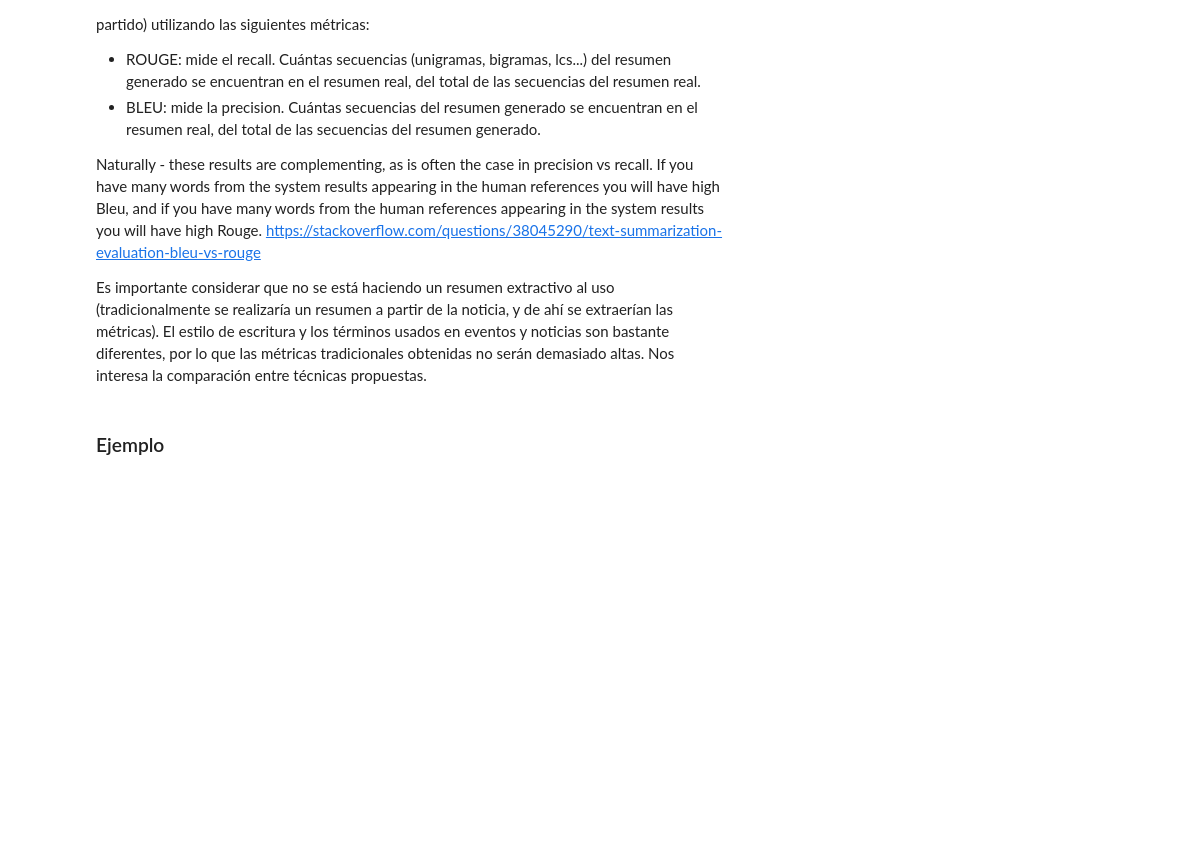
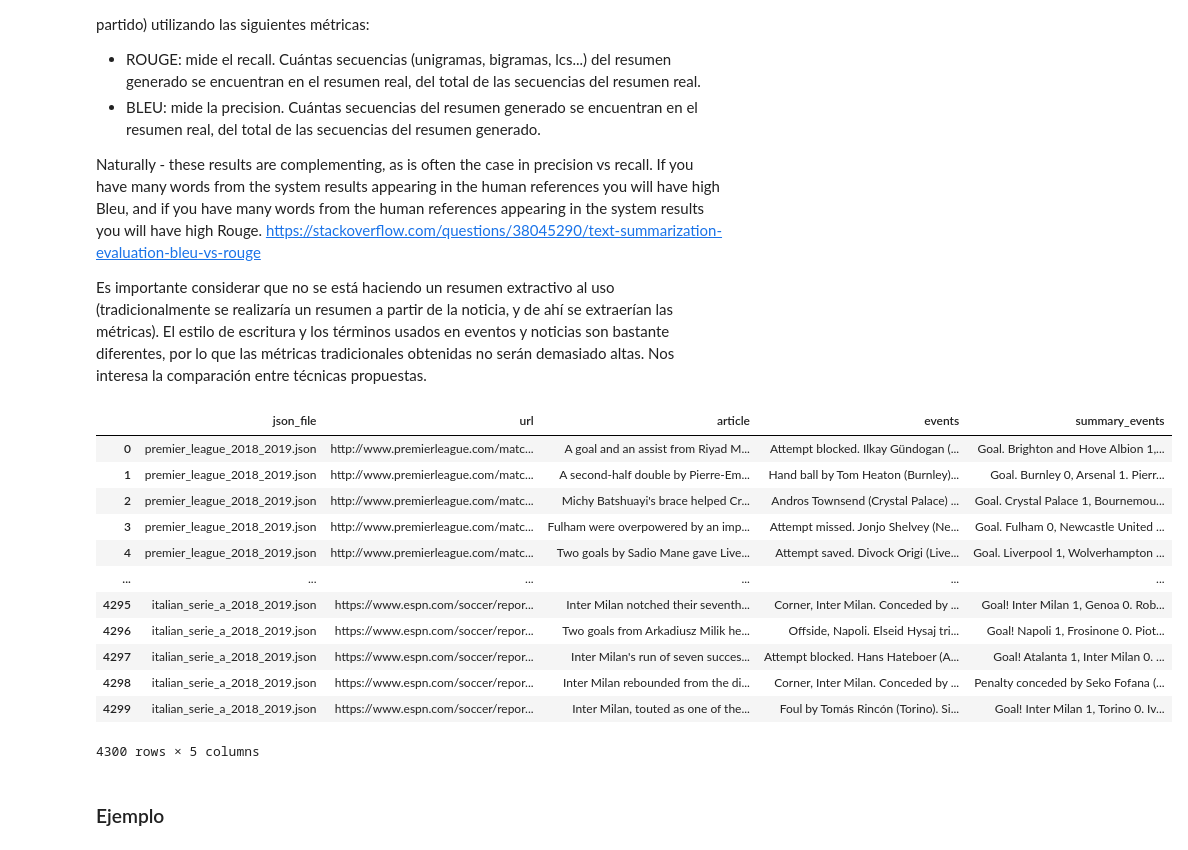
Before and after one commit to gscharly/master_ds_tfm, a Jupyter notebook: analysis/summary/metrics/metrics.ipynb, the cells around one changed output. Saved outputs shown, nothing was run; the diff lists cells and outputs as text; code cells hidden in the pictures; blank space fills up the shorter version.

```diff
--- a/analysis/summary/metrics/metrics.ipynb
+++ b/analysis/summary/metrics/metrics.ipynb
@@ -36,7 +36,7 @@ y de ahí se extraerían las métricas). El estilo de escritura y los términos
 por lo que las métricas tradicionales obtenidas no serán demasiado altas. Nos interesa la comparación entre técnicas propuestas.
 # %%
 summaries_path = '{}summaries/key_events_summaries_2.csv'.format(CSV_DATA_PATH)
-articles_path = '{}articles_events_processed.csv'.format(CSV_DATA_PATH)
+articles_path = '{}articles_events.csv'.format(CSV_DATA_PATH)
 # %%
 pd_summaries = pd.read_csv(summaries_path)
 pd_matches = pd.read_csv(articles_path)
@@ -46,6 +46,22 @@ match_cols = join_cols + ['article', 'events']
 sum_cols = join_cols + ['summary_events']
 # %%
 pd_matches_sum = pd_matches[match_cols].merge(pd_summaries[sum_cols], on=join_cols, how='inner')
+# %%
+pd_matches_sum
+# %% [output]
+|  | json_file | url | article | events | summary_events |
+| 0 | premier_league_2018_2019.json | http://www.premierleague.com/matc... | A goal and an assist from Riyad M... | Attempt blocked. Ilkay Gündogan (... | Goal. Brighton and Hove Albion 1,... |
+| 1 | premier_league_2018_2019.json | http://www.premierleague.com/matc... | A second-half double by Pierre-Em... | Hand ball by Tom Heaton (Burnley)... | Goal. Burnley 0, Arsenal 1. Pierr... |
+| 2 | premier_league_2018_2019.json | http://www.premierleague.com/matc... | Michy Batshuayi's brace helped Cr... | Andros Townsend (Crystal Palace) ... | Goal. Crystal Palace 1, Bournemou... |
+| 3 | premier_league_2018_2019.json | http://www.premierleague.com/matc... | Fulham were overpowered by an imp... | Attempt missed. Jonjo Shelvey (Ne... | Goal. Fulham 0, Newcastle United ... |
+| 4 | premier_league_2018_2019.json | http://www.premierleague.com/matc... | Two goals by Sadio Mane gave Live... | Attempt saved. Divock Origi (Live... | Goal. Liverpool 1, Wolverhampton ... |
+| ... | ... | ... | ... | ... | ... |
+| 4295 | italian_serie_a_2018_2019.json | https://www.espn.com/soccer/repor... | Inter Milan notched their seventh... | Corner, Inter Milan. Conceded by ... | Goal! Inter Milan 1, Genoa 0. Rob... |
+| 4296 | italian_serie_a_2018_2019.json | https://www.espn.com/soccer/repor... | Two goals from Arkadiusz Milik he... | Offside, Napoli. Elseid Hysaj tri... | Goal! Napoli 1, Frosinone 0. Piot... |
+| 4297 | italian_serie_a_2018_2019.json | https://www.espn.com/soccer/repor... | Inter Milan's run of seven succes... | Attempt blocked. Hans Hateboer (A... | Goal! Atalanta 1, Inter Milan 0. ... |
+| 4298 | italian_serie_a_2018_2019.json | https://www.espn.com/soccer/repor... | Inter Milan rebounded from the di... | Corner, Inter Milan. Conceded by ... | Penalty conceded by Seko Fofana (... |
+| 4299 | italian_serie_a_2018_2019.json | https://www.espn.com/soccer/repor... | Inter Milan, touted as one of the... | Foul by Tomás Rincón (Torino). Si... | Goal! Inter Milan 1, Torino 0. Iv... |
+4300 rows × 5 columns
 # %% [markdown]
 ### Ejemplo
 # %%
```
Also changed, not shown: 5 other files.
